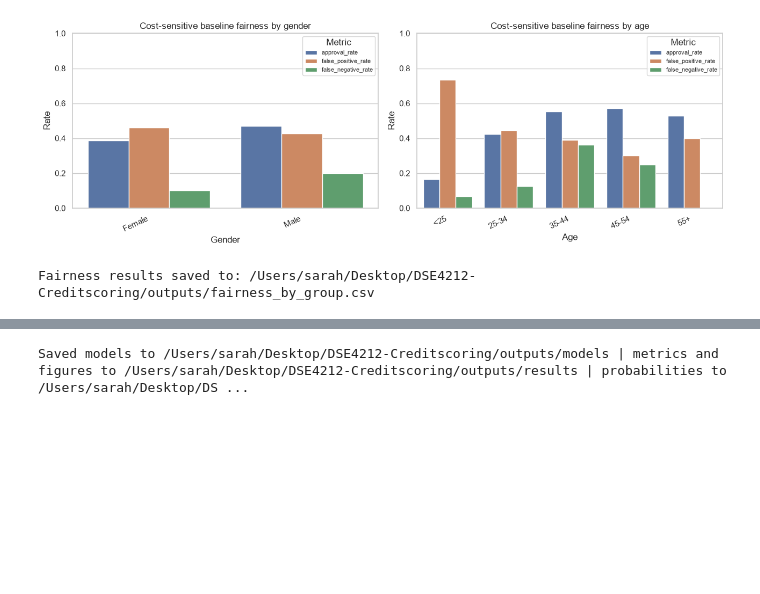
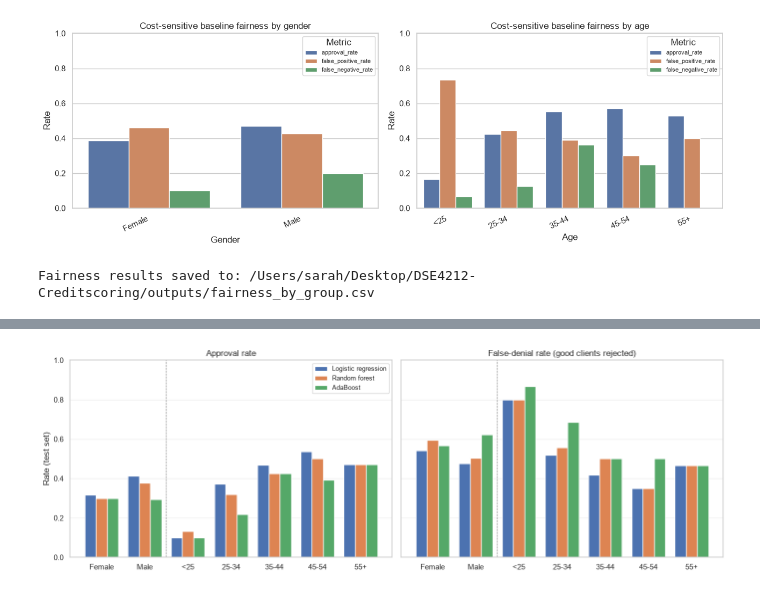
Before and after one commit to saltypassion/DSE4212-Creditscoring, a Jupyter notebook: credit_scoring.ipynb, the cells around one changed output, grey strips where cells are left out. Saved outputs shown, nothing was run; the diff lists cells and outputs as text; code cells hidden in the pictures; blank space fills up the shorter version.

```diff
--- a/credit_scoring.ipynb
+++ b/credit_scoring.ipynb
@@ -2539,0 +2547,17 @@ keeps working.
+# %%
+# Are the false-denial gaps larger than chance? Fisher exact test on good clients only
+from scipy.stats import fisher_exact
+
+tests = []
+for m in FINAL:
+    t = by_model[m]
+    for label, a, b in [("Age <25 vs 25+", ["<25"], ["25-34", "35-44", "45-54", "55+"]),
+                        ("Female vs Male", ["Female"], ["Male"])]:
+        den_a, good_a = t.loc[a, "false_denial_n"].sum(), t.loc[a, "actual_good_n"].sum()
+        den_b, good_b = t.loc[b, "false_denial_n"].sum(), t.loc[b, "actual_good_n"].sum()
+        _, p_value = fisher_exact([[den_a, good_a - den_a], [den_b, good_b - den_b]])
+        tests.append({"Model": m, "Comparison": label,
+                      "False denials (group 1)": f"{den_a}/{good_a} = {den_a / good_a:.2f}",
+                      "False denials (group 2)": f"{den_b}/{good_b} = {den_b / good_b:.2f}",
+                      "Fisher p-value": round(p_value, 3)})
+pd.DataFrame(tests)
@@ -2540,24 +2572,21 @@ keeps working.
 # %%
-def to_json(v):
-    return v if isinstance(v, (str, int, type(None))) else float(v)
-
-defaults = {"logreg": [res_naive, res_lr_default], "rf": [res_rf_default], "adaboost": [res_ada_default]}
-for m, (model, op, prefix) in FINAL.items():
-    joblib.dump(model, OUT / f"models/{prefix}_best.joblib")
-    gs, cvr = GS[m], CVR[m]
-    summary_json = {
-        "model": type(model.named_steps["classifier"]).__name__,
-        "best_params": {k.replace("classifier__", ""): to_json(v) for k, v in gs.best_params_.items()},
-        "cv_auc_mean": float(gs.best_score_), "cv_auc_std": float(cvr.loc[0, "std_test_score"]),
-        "cv_train_auc_mean": float(cvr.loc[0, "mean_train_score"]),
-        "test_auc_ci95": op["ci"], "fn_cost": FN_COST,
-        "thresholds": {"default": 0.5, "f1_opt": op["t_f1"], "cost_opt": op["t_cost"]},
-        "results": {r["name"]: metrics_only(r)
-                    for r in defaults[prefix] + [op["res_05"], op["res_f1"], op["res_cost"]]},
-    }
-    (OUT / f"results/{prefix}_metrics.json").write_text(json.dumps(summary_json, indent=2))
-print("Saved models to", OUT / "models", "| metrics and figures to", OUT / "results",
-      "| probabilities to", OUT / "predictions")
+fig, axes = plt.subplots(1, 2, figsize=(14, 4.8), sharey=True)
+x, w = np.arange(len(group_order)), 0.26
+for ax, metric, title in zip(axes, ["approval_rate", "false_positive_rate"],
+                             ["Approval rate", "False-denial rate (good clients rejected)"]):
+    for k, m in enumerate(FINAL):
+        ax.bar(x + (k - 1) * w, by_model[m][metric], w, label=m)
+    ax.axvline(1.5, color="gray", lw=0.8, ls="--")   # gender | age
+    ax.set_xticks(x, group_order)
+    ax.set_ylim(0, 1)
+    ax.set_title(title)
+    ax.grid(axis="y", alpha=0.3)
+    ax.grid(axis="x", visible=False)
+axes[0].set_ylabel("Rate (test set)")
+axes[0].legend(fontsize=9)
+plt.tight_layout()
+plt.savefig(OUT / "results/fairness_tuned_models.png", dpi=200)
+plt.show()
 # %% [output]
-Saved models to /Users/sarah/Desktop/DSE4212-Creditscoring/outputs/models | metrics and figures to /Users/sarah/Desktop/DSE4212-Creditscoring/outputs/results | probabilities to /Users/sarah/Desktop/DS ...
+[figure, added]
 # %% [markdown]
```
Also changed, not shown: parts of 15 cells of this notebook, 3 other files.
